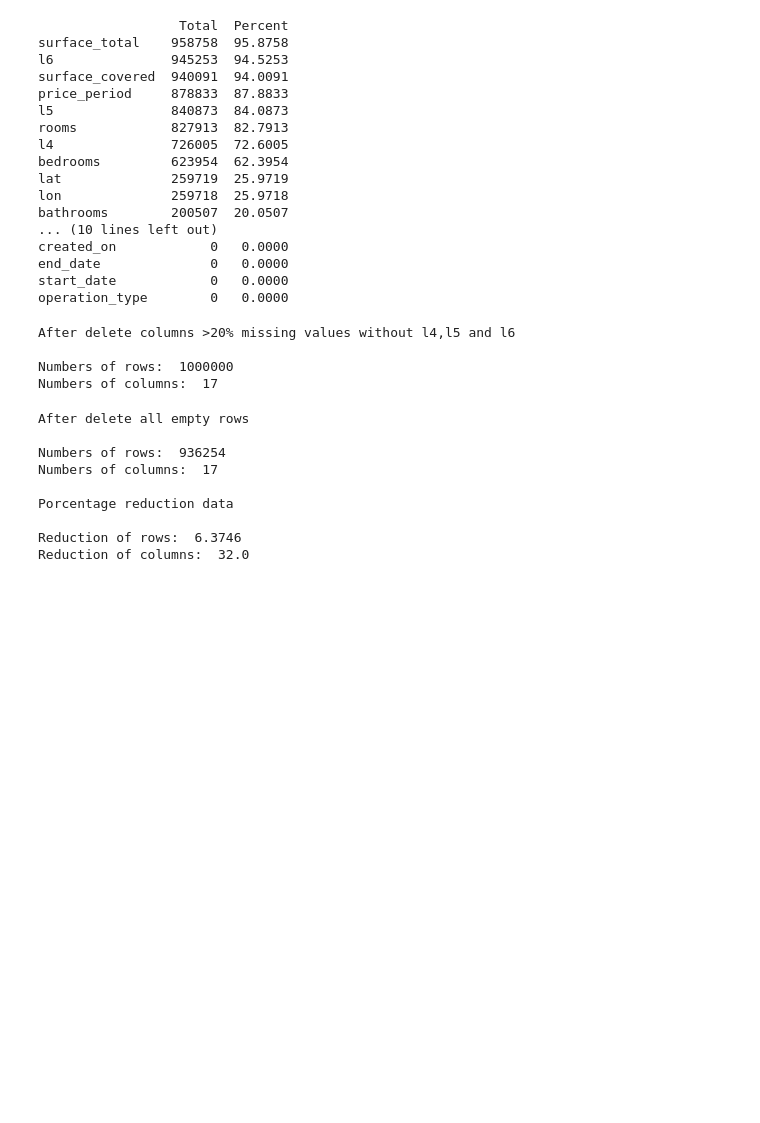
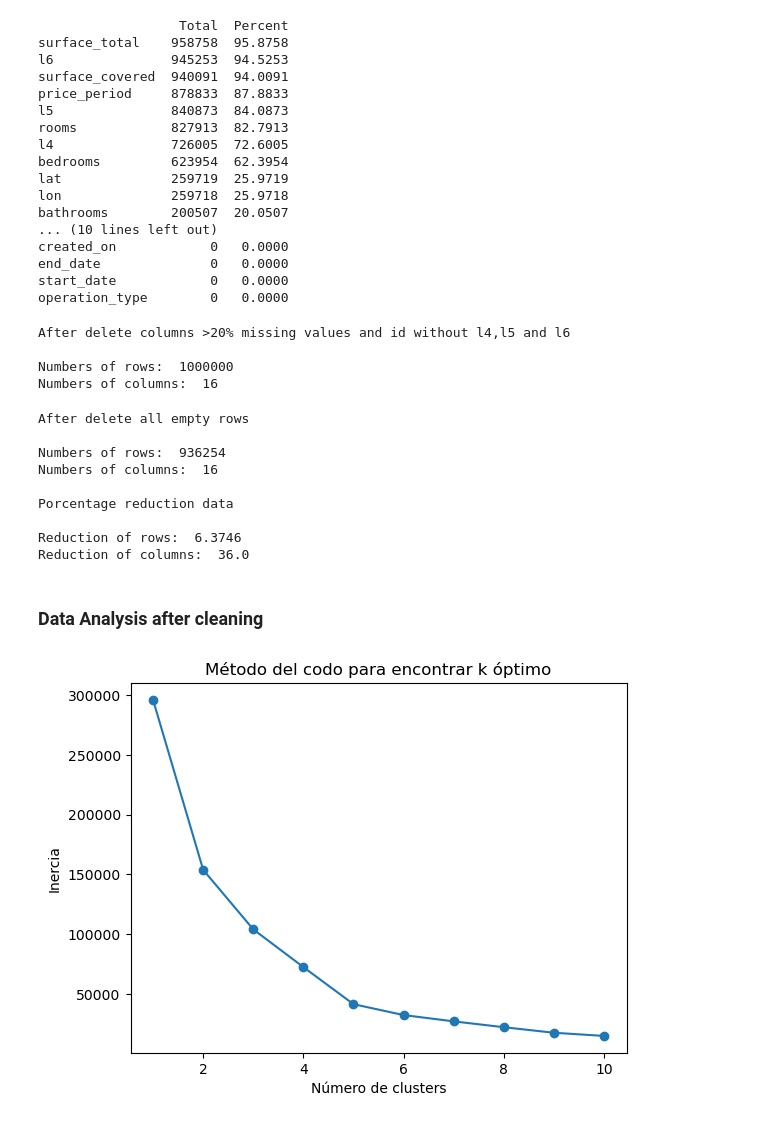
Before and after one commit to williamasesoftware/Houses_Colombia, a Jupyter notebook: Colombia_housing_properties.ipynb, the cells around one changed output. Drawn from its saved outputs; the diff is of its cells as text; code cells hidden in the pictures; blank space fills up the shorter version.

```diff
--- a/Colombia_housing_properties.ipynb
+++ b/Colombia_housing_properties.ipynb
@@ -154,16 +158,16 @@ end_date              0   0.0000
 start_date            0   0.0000
 operation_type        0   0.0000
 # %%
-df1=df.drop(['surface_total','surface_covered','price_period','rooms','bedrooms','lat','lon','bathrooms'], axis=1)
+df1=df.drop(['surface_total','surface_covered','price_period','rooms','bedrooms','lat','lon','bathrooms','id'], axis=1)
 
-print("After delete columns >20% missing values without l4,l5 and l6\n")
+print("After delete columns >20% missing values and id without l4,l5 and l6\n")
 print("Numbers of rows: ", df1.shape[0])
 print("Numbers of columns: ", df1.shape[1])
 # %% [output]
-After delete columns >20% missing values without l4,l5 and l6
+After delete columns >20% missing values and id without l4,l5 and l6
 
 Numbers of rows:  1000000
-Numbers of columns:  17
+Numbers of columns:  16
 # %%
 # Función para verificar y asignar "No aplica" a las columnas l4, l5, l6
 def verificar_nulos_no_bogota(row):
@@ -196,9 +200,61 @@ print("Reduction of columns: ", round(reduction_columns, 5))
 After delete all empty rows
 
 Numbers of rows:  936254
-Numbers of columns:  17
+Numbers of columns:  16
 
 Porcentage reduction data
 
 Reduction of rows:  6.3746
-Reduction of columns:  32.0
+Reduction of columns:  36.0
+# %% [markdown]
+### Data Analysis after cleaning
+# %%
+from sklearn.cluster import KMeans
+import warnings
+warnings.filterwarnings("ignore")
+
+# Create feature matrix X and label y
+X = df2.drop('price', axis=1)
+# Convert categorical variables to dummies
+
+# Frequency encode categorical variables
+cat_cols = [col for col in X.columns if X[col].dtype == 'object']
+for col in cat_cols:
+    freq_encoding = X[col].value_counts(normalize=True)
+    X[col] = X[col].map(freq_encoding)
+
+# y = df2['price']
+
+# Definir el número de clases
+num_classes = 10
+
+# Crear los límites de los intervalos
+price_min = df2['price'].min()
+price_max = df2['price'].max()
+interval_length = (price_max - price_min) / num_classes
+interval_limits = [price_min + i*interval_length for i in range(num_classes)] + [price_max]
+
+# Convertir la variable continua en una variable categórica
+y = pd.cut(df2['price'], bins=interval_limits, labels=range(num_classes), include_lowest=True)
+
+# Definir el número máximo de clusters que se van a probar
+max_clusters = 10
+
+# Inicializar una lista vacía para guardar los valores de la inercia
+inertia = []
+
+# Probar cada valor de k de 1 hasta max_clusters
+for k in range(1, max_clusters+1):
+    kmeans = KMeans(n_clusters=k, random_state=42)
+    kmeans.fit(X)
+    # Guardar la inercia en la lista
+    inertia.append(kmeans.inertia_)
+
+# Plotear el codo
+plt.plot(range(1, max_clusters+1), inertia, marker='o')
+plt.xlabel('Número de clusters')
+plt.ylabel('Inercia')
+plt.title('Método del codo para encontrar k óptimo')
+plt.show()
+# %% [output]
+[figure, added]
```
Also changed, not shown: parts of 7 cells of this notebook.
